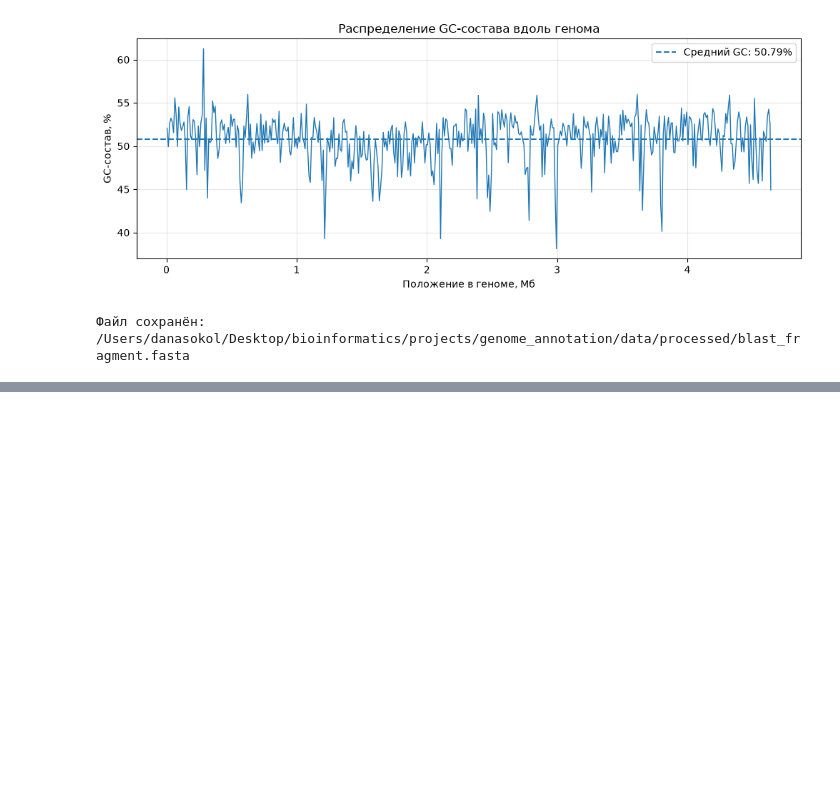
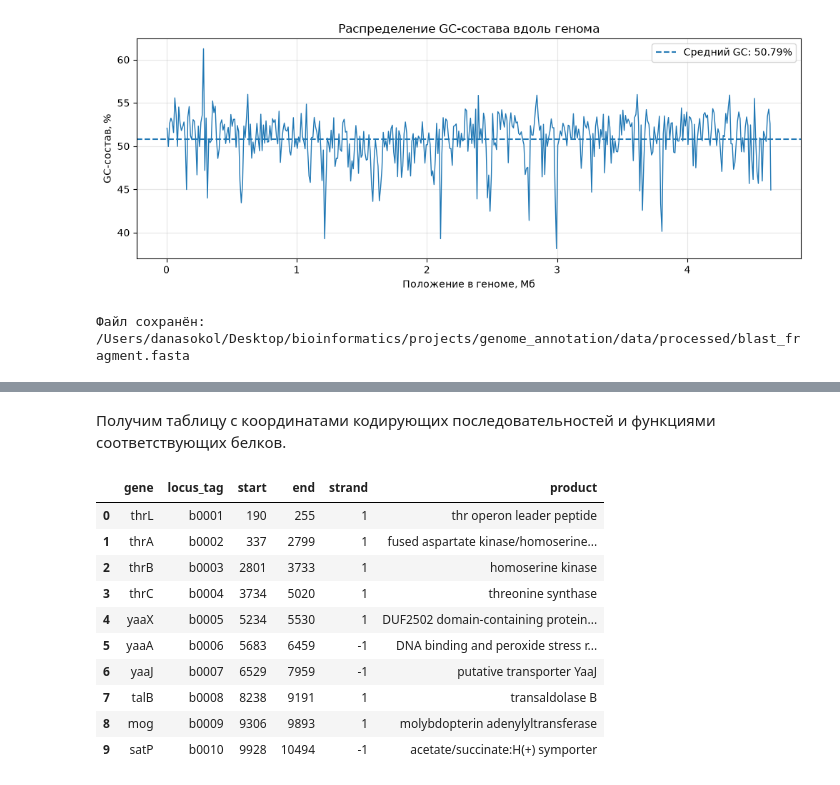
Before and after one commit to dankasokol/Genome-annotation-E.coli-K12, a Jupyter notebook: notebooks/01_genome_exploration.ipynb, the cells around one changed output, grey strips where cells are left out. Cells and saved outputs as stored; diff of their text form; code cells hidden in the pictures; blank space fills up the shorter version.

Commit message:
End of Genome Identification - E.coli

```diff
--- a/notebooks/01_genome_exploration.ipynb
+++ b/notebooks/01_genome_exploration.ipynb
@@ -124,0 +185,33 @@ print("Файл сохранён:", output)
+# %% [markdown]
+Получим таблицу с координатами кодирующих последовательностей и функциями соответствующих белков.
+# %%
+#Таблица генов
+genes = []
+
+for feature in annotated_genome.features:
+    if feature.type != "CDS":
+        continue
+    genes.append({
+        "gene": feature.qualifiers.get("gene", ["unknown"])[0],
+        "locus_tag": feature.qualifiers.get("locus_tag", [""])[0],
+        "start": int(feature.location.start) + 1,
+        "end": int(feature.location.end),
+        "strand": feature.location.strand,
+        "product": feature.qualifiers.get("product", ["unknown"])[0]
+    })
+
+genes_df = pd.DataFrame(genes)
+
+display(genes_df.head(10))
+# %% [output]
+|  | gene | locus_tag | start | end | strand | product |
+| 0 | thrL | b0001 | 190 | 255 | 1 | thr operon leader peptide |
+| 1 | thrA | b0002 | 337 | 2799 | 1 | fused aspartate kinase/homoserine... |
+| 2 | thrB | b0003 | 2801 | 3733 | 1 | homoserine kinase |
+| 3 | thrC | b0004 | 3734 | 5020 | 1 | threonine synthase |
+| 4 | yaaX | b0005 | 5234 | 5530 | 1 | DUF2502 domain-containing protein... |
+| 5 | yaaA | b0006 | 5683 | 6459 | -1 | DNA binding and peroxide stress r... |
+| 6 | yaaJ | b0007 | 6529 | 7959 | -1 | putative transporter YaaJ |
+| 7 | talB | b0008 | 8238 | 9191 | 1 | transaldolase B |
+| 8 | mog | b0009 | 9306 | 9893 | 1 | molybdopterin adenylyltransferase |
+| 9 | satP | b0010 | 9928 | 10494 | -1 | acetate/succinate:H(+) symporter |
```
Also changed, not shown: parts of 6 cells of this notebook, 2 other files.
